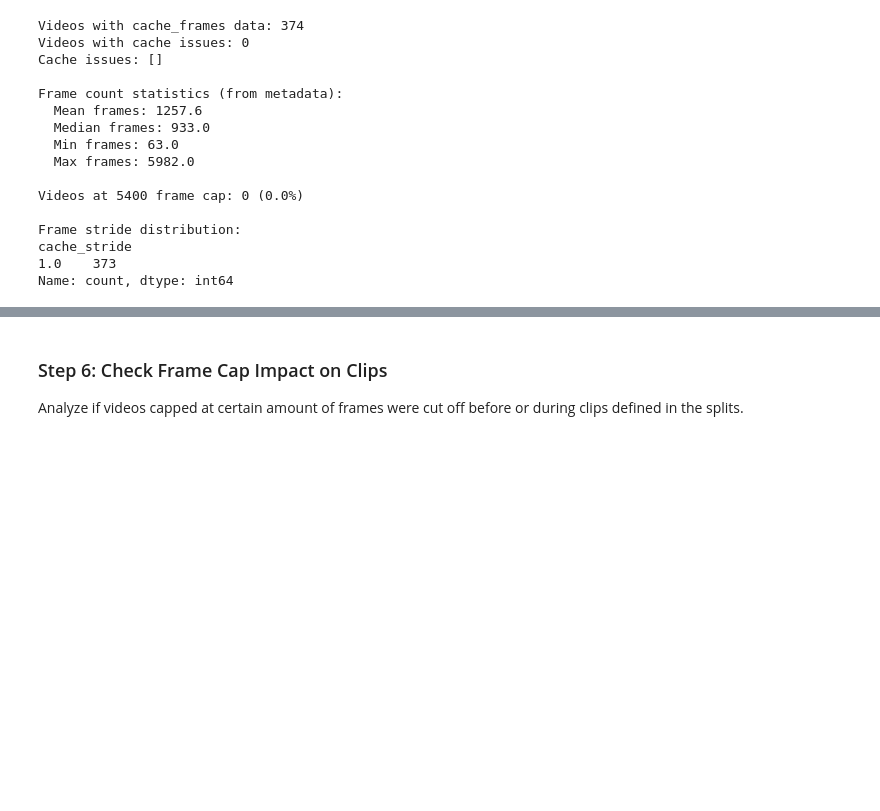
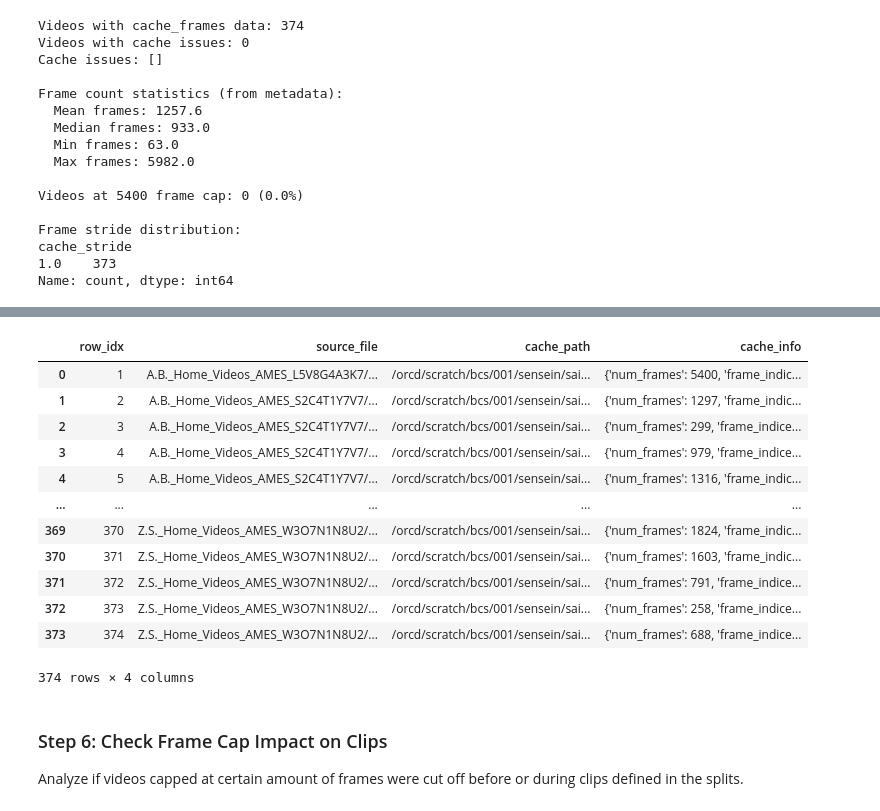
Before and after one commit to brukew/rmmdet, a Jupyter notebook: dataprep/data_review/data_flow_analysis.ipynb, the cells around one changed output, grey strips where cells are left out. Cells and saved outputs as stored; diff of their text form; code cells hidden in the pictures; blank space fills up the shorter version.

```diff
--- a/dataprep/data_review/data_flow_analysis.ipynb
+++ b/dataprep/data_review/data_flow_analysis.ipynb
@@ -973,0 +999,35 @@ Name: count, dtype: int64
+# %%
+vid_mask_info = []
+for _, meta_row in video_meta_df.iterrows():
+    mask_info = {}
+    source_file = meta_row['SourceFile']
+    cache_basename = meta_row['cache_basename']
+    mask_info["row_idx"] = meta_row['row_idx']
+    mask_info["source_file"] = source_file
+    cache_path = meta_row['mask_cache_path']
+    mask_info["cache_path"] = cache_path
+    if Path(cache_path).exists():
+        cache_info = analyze_mask_cache(Path(cache_path))
+        mask_info['cache_info'] = cache_info
+        # print(f"Saved mask info for {meta_row['row_idx']}: {source_file}")
+    else:
+        print(f"  Cache does not exist for {source_file}")
+        mask_info['cache_info'] = {}
+    vid_mask_info.append(mask_info)
+
+vid_mask_info_df = pd.DataFrame(vid_mask_info)
+vid_mask_info_df
+# %% [output]
+|  | row_idx | source_file | cache_path | cache_info |
+| 0 | 1 | A.B._Home_Videos_AMES_L5V8G4A3K7/... | /orcd/scratch/bcs/001/sensein/sai... | {'num_frames': 5400, 'frame_indic... |
+| 1 | 2 | A.B._Home_Videos_AMES_S2C4T1Y7V7/... | /orcd/scratch/bcs/001/sensein/sai... | {'num_frames': 1297, 'frame_indic... |
+| 2 | 3 | A.B._Home_Videos_AMES_S2C4T1Y7V7/... | /orcd/scratch/bcs/001/sensein/sai... | {'num_frames': 299, 'frame_indice... |
+| 3 | 4 | A.B._Home_Videos_AMES_S2C4T1Y7V7/... | /orcd/scratch/bcs/001/sensein/sai... | {'num_frames': 979, 'frame_indice... |
+| 4 | 5 | A.B._Home_Videos_AMES_S2C4T1Y7V7/... | /orcd/scratch/bcs/001/sensein/sai... | {'num_frames': 1316, 'frame_indic... |
+| ... | ... | ... | ... | ... |
+| 369 | 370 | Z.S._Home_Videos_AMES_W3O7N1N8U2/... | /orcd/scratch/bcs/001/sensein/sai... | {'num_frames': 1824, 'frame_indic... |
+| 370 | 371 | Z.S._Home_Videos_AMES_W3O7N1N8U2/... | /orcd/scratch/bcs/001/sensein/sai... | {'num_frames': 1603, 'frame_indic... |
+| 371 | 372 | Z.S._Home_Videos_AMES_W3O7N1N8U2/... | /orcd/scratch/bcs/001/sensein/sai... | {'num_frames': 791, 'frame_indice... |
+| 372 | 373 | Z.S._Home_Videos_AMES_W3O7N1N8U2/... | /orcd/scratch/bcs/001/sensein/sai... | {'num_frames': 258, 'frame_indice... |
+| 373 | 374 | Z.S._Home_Videos_AMES_W3O7N1N8U2/... | /orcd/scratch/bcs/001/sensein/sai... | {'num_frames': 688, 'frame_indice... |
+374 rows × 4 columns
```
Also changed, not shown: parts of 11 cells of this notebook, 13 other files.
